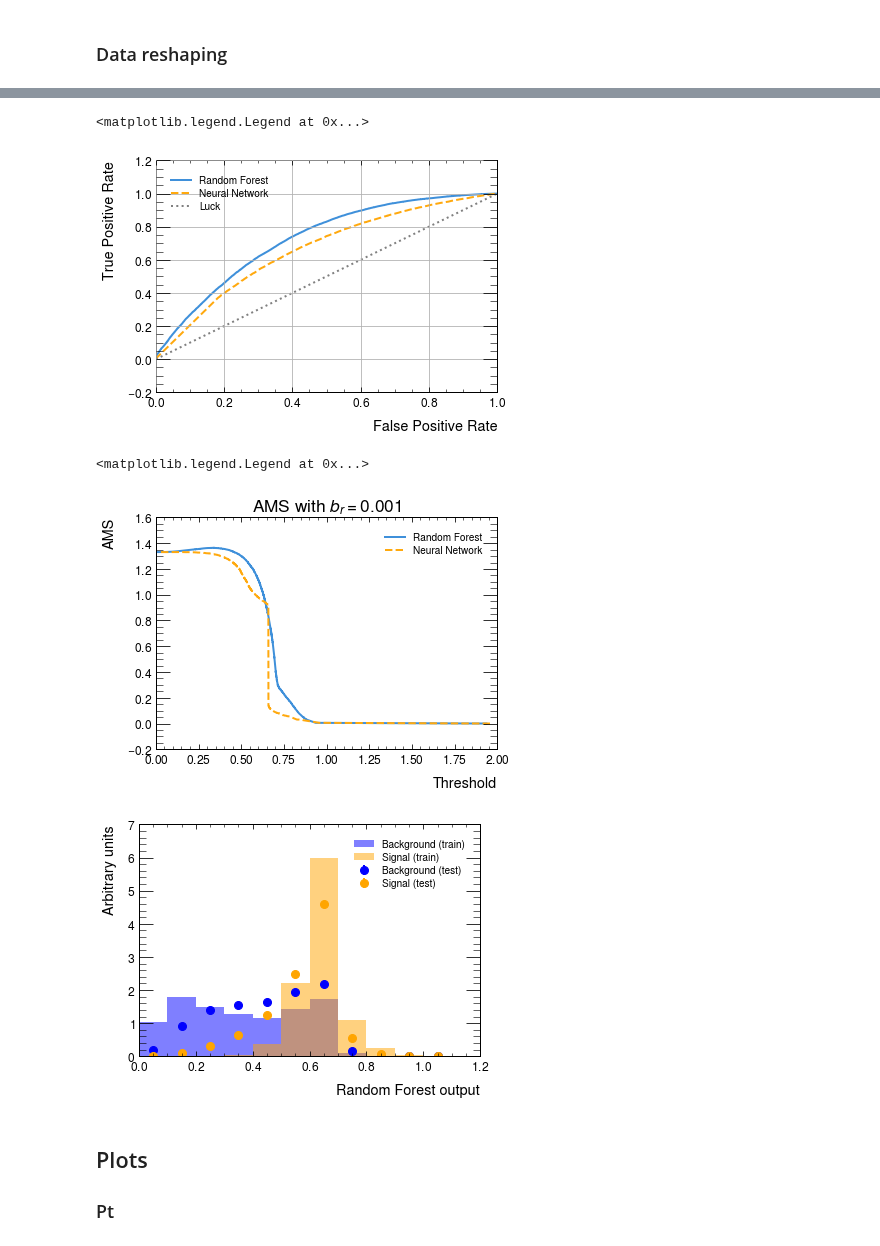
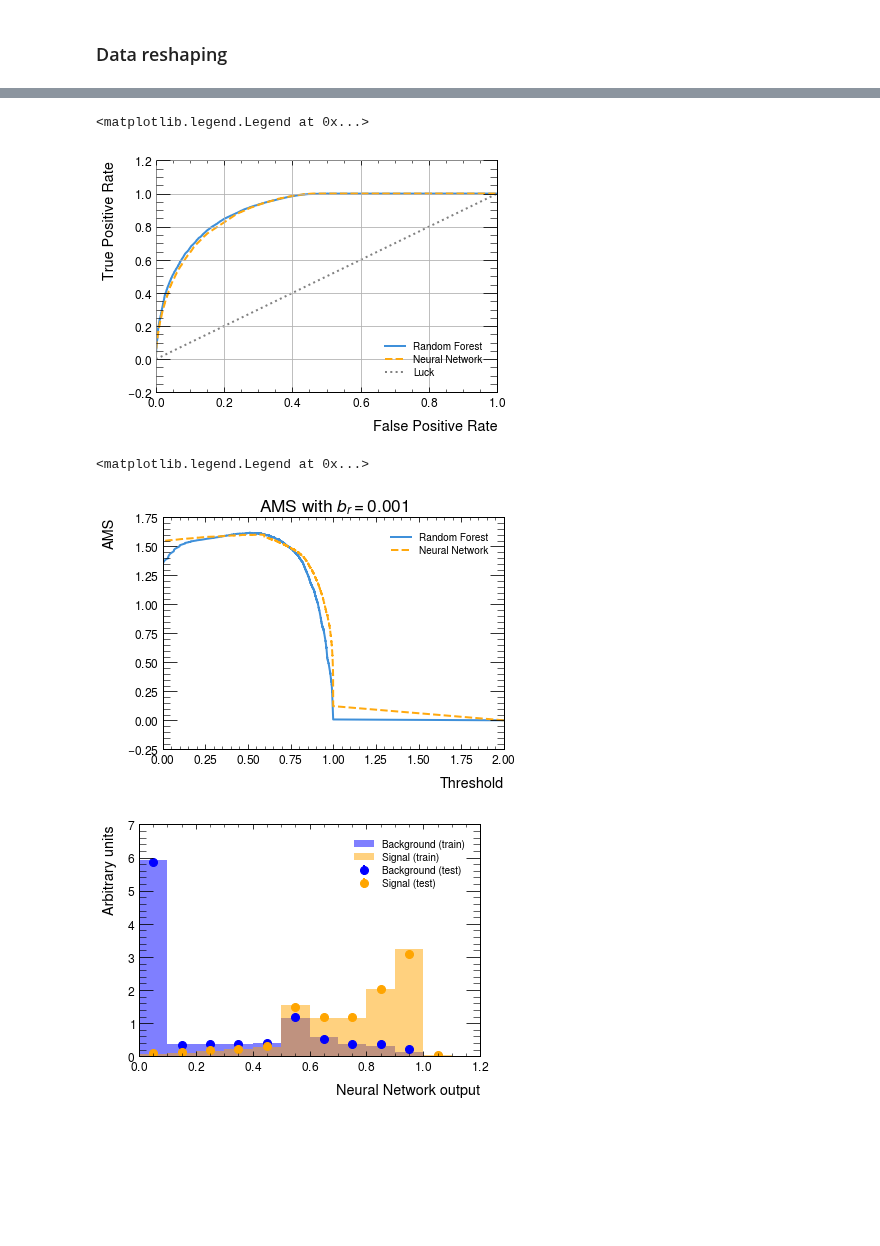
Before and after one commit to archiebrooks02/MPHYS-4Top, a Jupyter notebook: week_2_machine_learning.ipynb, the cells around one changed output, grey strips where cells are left out. Drawn from its saved outputs; the diff is of its cells as text; code cells hidden in the pictures; blank space fills up the shorter version.

```diff
--- a/week_2_machine_learning.ipynb
+++ b/week_2_machine_learning.ipynb
@@ -727,6 +1208,5 @@ X_balanced, y_balanced = smote.fit_resample(X, y)
+# %%
+X = combined_data
+y = labels
 # %%
-X_train, X_test, y_train, y_test = train_test_split(X_balanced, y_balanced, test_size=0.33, random_state=seed_value)
-print(X_train[:10])
-print(X_test[:10])
-print(y_train[:10])
-print(y_test[:10])
+X_train, X_test, y_train, y_test = train_test_split(X, y, test_size=0.33, random_state=seed_value)
@@ -778,0 +1220,12 @@ print(X_test_scaled[10:])
+# %%
+epochs = 20  # number of training epochs
+batch_size = 64  # number of samples per batch
+input_size = len(X[1])  # The number of features
+num_classes = 2  # The number of output classes. In this case: [signal, background]
+hidden_size = 64
+hidden_size1 = 64  # The number of nodes at the first hidden layer
+hidden_size2 = 64  # The number of nodes at the second hidden layer
+dropout_rate = 0.2
+learning_rate = 0.01  # The speed of convergence
+verbose = True  # flag for printing out stats at each epoch
+torch.manual_seed(seed_value)  # set random seed for PyTorch
@@ -778,0 +1248,3 @@ print(X_test_scaled[10:])
+# %%
+for batch in train_loader:
+    x_train_batch, y_train_batch = batch
@@ -1033,6 +1403,6 @@ fpr_nn, tpr_nn, thresholds_nn = roc_curve(y_test, decisions_nn)
 # %%
 plt.plot(fpr_rf, tpr_rf, label="Random Forest")  # plot random forest ROC
-plt.plot(fpr_nn, tpr_nn, linestyle="dashed", label="Neural Network")  # plot neural network ROC
+plt.plot(fpr_nn_full, tpr_nn_full, linestyle="dashed", label="Neural Network")  # plot neural network ROC
 plt.plot([0, 1], [0, 1], linestyle="dotted", color="grey", label="Luck")  # plot diagonal line to indicate luck
 plt.xlabel("False Positive Rate")  # x-axis label
 plt.ylabel("True Positive Rate")  # y-axis label
@@ -1040,7 +1410,7 @@ plt.grid()  # add a grid to the plot
 plt.legend()
 # %% [output]
 <matplotlib.legend.Legend at 0x...>
-[figure, old version]
+[figure, new version]
 # %%
 def AMS(TPR,FPR,b_r):
     AMS = np.sqrt(2*(TPR+FPR+b_r)*np.log(1+TPR/(FPR+b_r))-TPR)
@@ -1052,13 +1422,13 @@ ams_nn = AMS(tpr_nn,fpr_nn,b_reg)
 # %%
 plt.plot(thresholds_rf, ams_rf, label="Random Forest")  # plot random forest AMS
-plt.plot(thresholds_nn, ams_nn, linestyle="dashed", label="Neural Network")  # plot neural network AMS
+plt.plot(thresholds_nn_full, ams_nn_full, linestyle="dashed", label="Neural Network")  # plot neural network AMS
 plt.xlabel("Threshold")  # x-axis label
 plt.ylabel("AMS")  # y-axis label
 plt.title("AMS with $b_r=0.001$")  # add plot title
 plt.legend()
 # %% [output]
 <matplotlib.legend.Legend at 0x...>
-[figure, old version]
+[figure, new version]
 # %%
 def compare_train_test(clf, X_train, y_train, X_test, y_test, xlabel):
     decisions = [] # list to hold decisions of classifier
@@ -1093,35 +1463,32 @@ def compare_train_test(clf, X_train, y_train, X_test, y_test, xlabel):
              histtype='stepfilled', # lineplot that's filled
              color='orange', label='Signal (train)', # Signal (train)
             alpha=0.5 ) # half transparency
 
     hist_background, bin_edges = np.histogram(decisions[2], # background test
                                               bins=bin_edges, # number of bins in function definition
                                               density=True ) # area under the histogram will sum to 1
 
     scale = len(decisions[2]) / sum(hist_background) # between raw and normalised
     err_background = np.sqrt(hist_background * scale) / scale # error on test background
 
     width = 0.1 # histogram bin width
     center = (bin_edges[:-1] + bin_edges[1:]) / 2 # bin centres
 
     plt.errorbar(x=center, y=hist_background, yerr=err_background, fmt='o', # circles
                  c='blue', label='Background (test)' ) # Background (test)
 
     hist_signal, bin_edges = np.histogram(decisions[3], # siganl test
                                           bins=bin_edges, # number of bins in function definition
                                           density=True ) # area under the histogram will sum to 1
     scale = len(decisions[3]) / sum(hist_signal) # between raw and normalised
     err_signal = np.sqrt(hist_signal * scale) / scale # error on test background
 
     plt.errorbar(x=center, y=hist_signal, yerr=err_signal, fmt='o', # circles
                  c='orange', label='Signal (test)' ) # Signal (test)
 
     plt.xlabel(xlabel) # write x-axis label
     plt.ylabel("Arbitrary units") # write y-axis label
     plt.legend() # add legend
-compare_train_test(RF_clf, X_train_scaled, y_train, X_test_scaled, y_test, "Random Forest output")
+compare_train_test(NN_clf_full, X_train_scaled, y_train, X_test_scaled, y_test, "Neural Network output")
 # %% [output]
-[figure, old version]
+[figure, new version]
-# %% [markdown]
-## Plots
-### Pt
```
Also changed, not shown: parts of 108 cells of this notebook.
